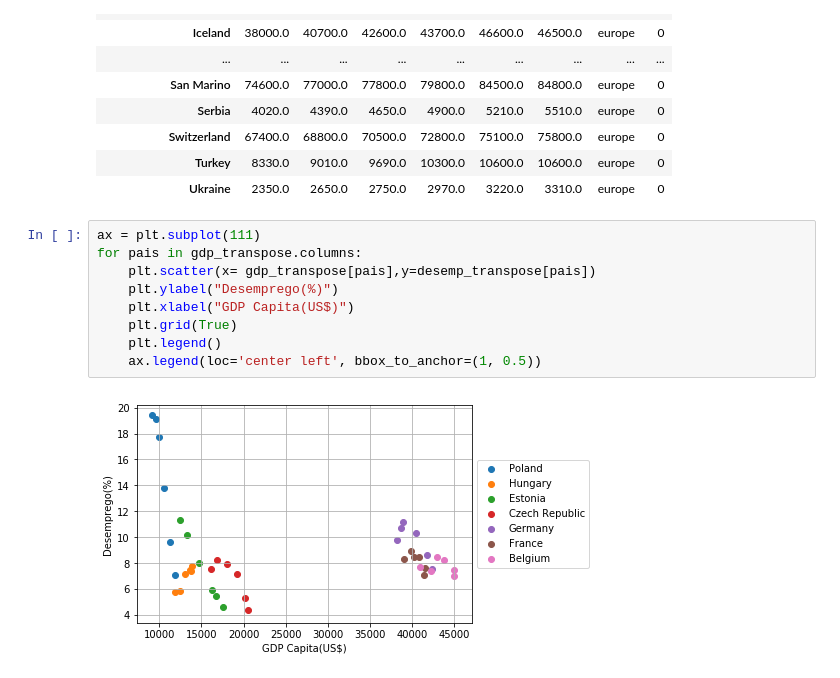
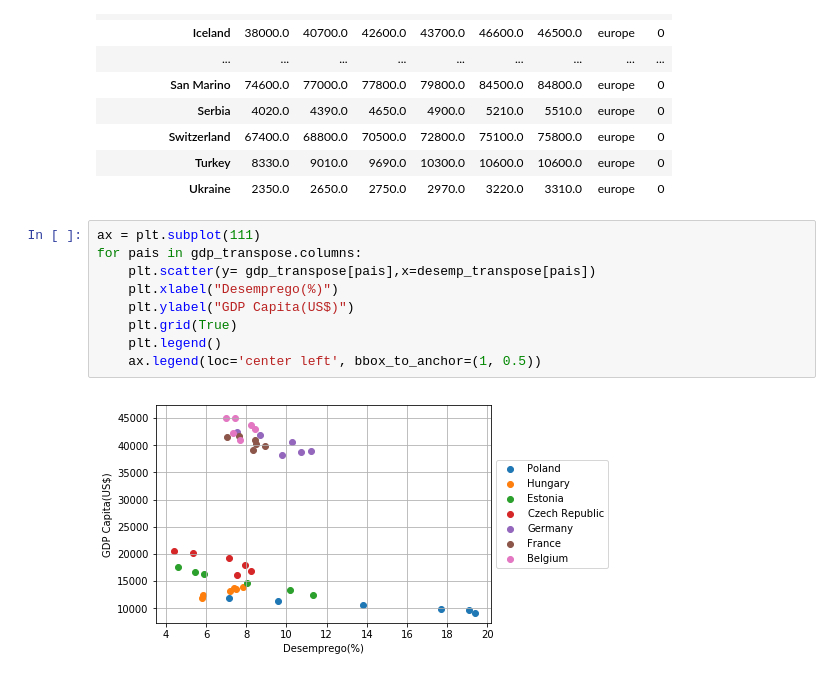
Before and after one commit to Gabrielpfm/Ciencia-dos-Dados, a Jupyter notebook: Projeto1/Gabriel_Moreira_2B.ipynb, the cells around one changed output. Saved outputs shown, nothing was run; the diff lists cells and outputs as text.

```diff
--- a/Projeto1/Gabriel_Moreira_2B.ipynb
+++ b/Projeto1/Gabriel_Moreira_2B.ipynb
@@ -254,11 +253,11 @@ NOT_UE_gdp
 # %%
 ax = plt.subplot(111)
 for pais in gdp_transpose.columns:
-    plt.scatter(x= gdp_transpose[pais],y=desemp_transpose[pais])
-    plt.ylabel("Desemprego(%)")
-    plt.xlabel("GDP Capita(US$)")
+    plt.scatter(y= gdp_transpose[pais],x=desemp_transpose[pais])
+    plt.xlabel("Desemprego(%)")
+    plt.ylabel("GDP Capita(US$)")
     plt.grid(True)
     plt.legend()
     ax.legend(loc='center left', bbox_to_anchor=(1, 0.5))
 # %% [output]
-[figure, old version]
+[figure, new version]
```
Also changed, not shown: parts of 3 cells of this notebook.
